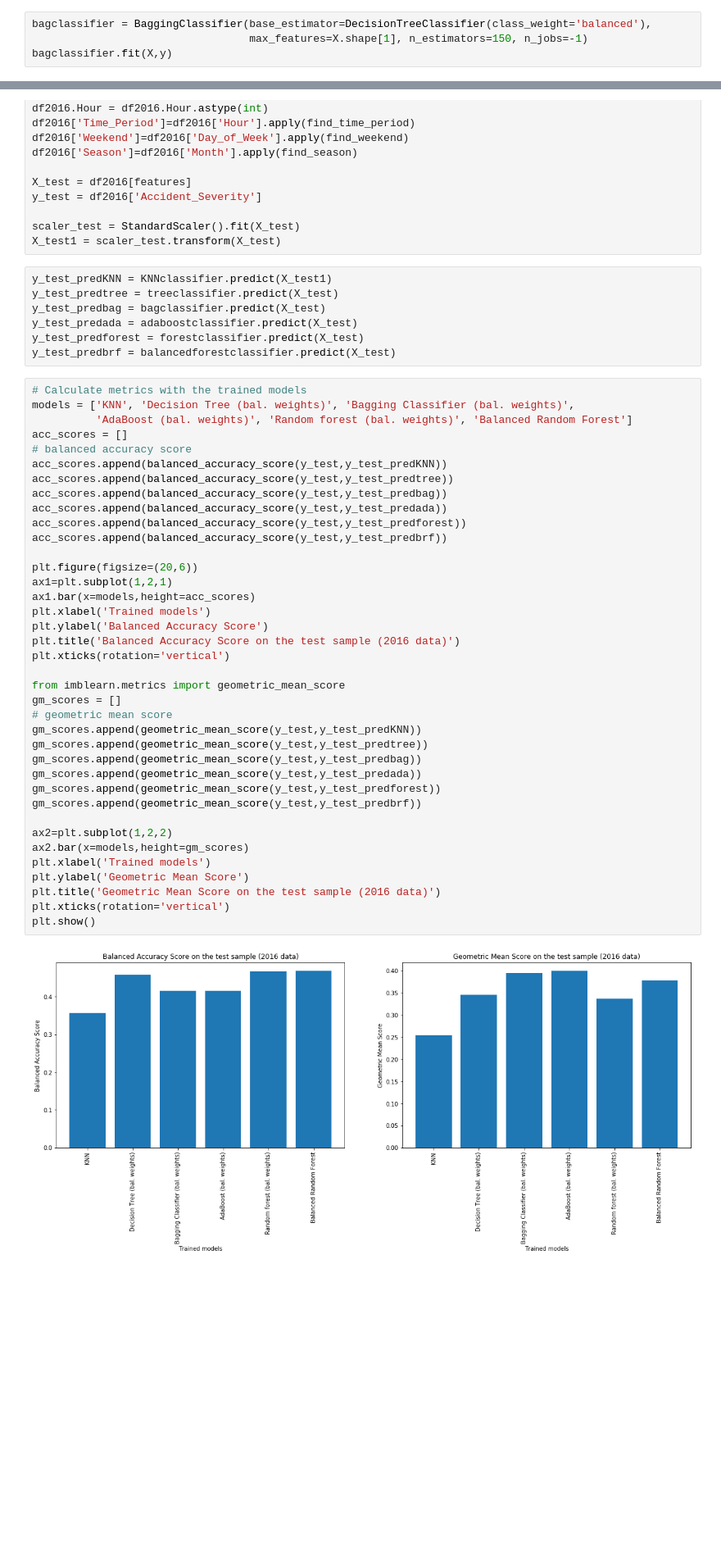
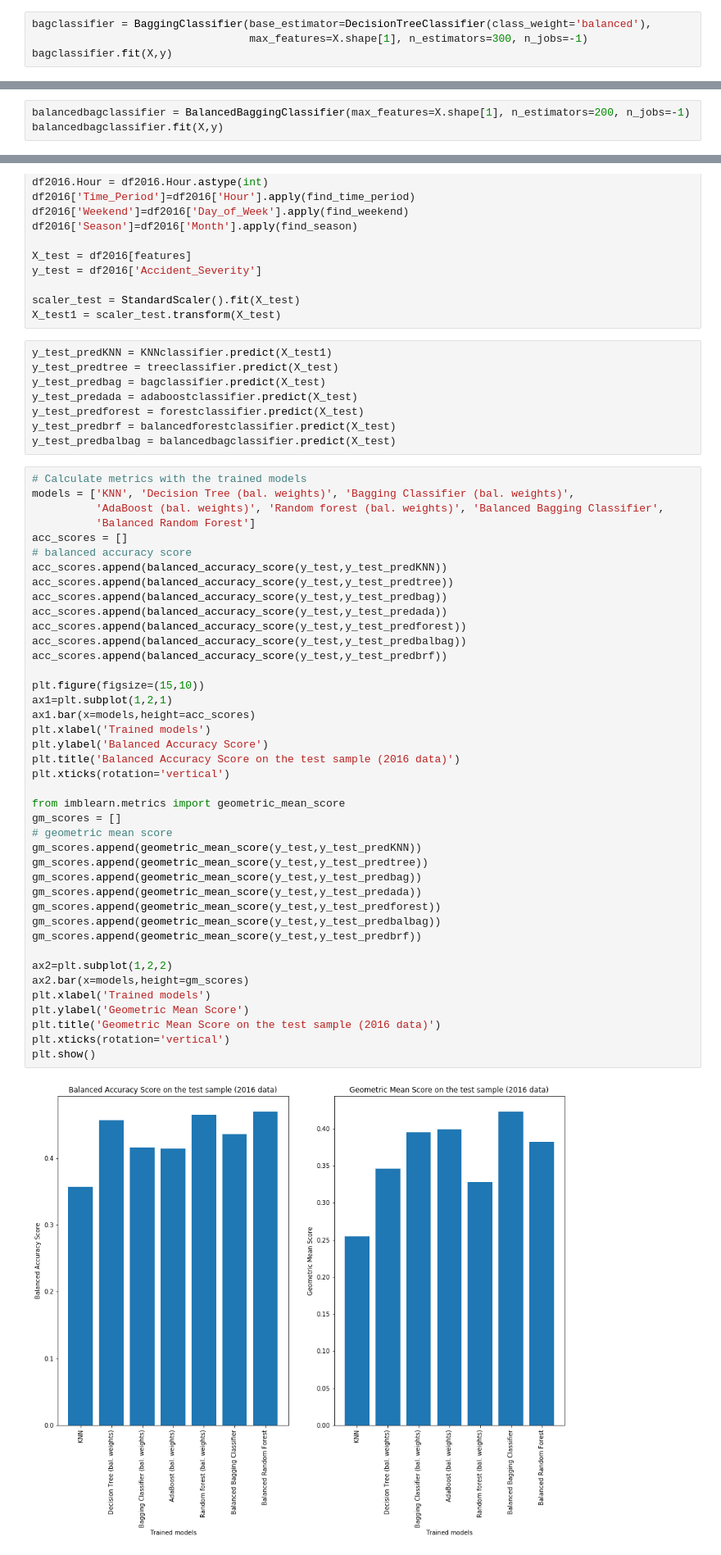
Before and after one commit to AntonioBL/Coursera_Capstone, a Jupyter notebook: capstone.ipynb, the cells around one changed output, grey strips where cells are left out. Shown at 82% size. Cells and saved outputs as stored; diff of their text form; blank space fills up the shorter version.

```diff
--- a/capstone.ipynb
+++ b/capstone.ipynb
@@ -940,7 +951,7 @@ Best n_estimators from cross validation (4 folds):  135
 The values of balanced accuracy does not change much with the number of estimators in the range 100-300.
 # %%
 bagclassifier = BaggingClassifier(base_estimator=DecisionTreeClassifier(class_weight='balanced'),
-                                  max_features=X.shape[1], n_estimators=150, n_jobs=-1)
+                                  max_features=X.shape[1], n_estimators=300, n_jobs=-1)
 bagclassifier.fit(X,y)
 # %% [output]
 BaggingClassifier(base_estimator=DecisionTreeClassifier(class_weight='balanced'),
@@ -1029,0 +1076,3 @@ forestclassifier = RandomForestClassifier(n_jobs=-1, class_weight='balanced', ma
+# %%
+balancedbagclassifier = BalancedBaggingClassifier(max_features=X.shape[1], n_estimators=200, n_jobs=-1)
+balancedbagclassifier.fit(X,y)
@@ -1106,10 +1157,12 @@ y_test_predbag = bagclassifier.predict(X_test)
 y_test_predada = adaboostclassifier.predict(X_test)
 y_test_predforest = forestclassifier.predict(X_test)
 y_test_predbrf = balancedforestclassifier.predict(X_test)
+y_test_predbalbag = balancedbagclassifier.predict(X_test)
 # %%
 # Calculate metrics with the trained models
 models = ['KNN', 'Decision Tree (bal. weights)', 'Bagging Classifier (bal. weights)',
-          'AdaBoost (bal. weights)', 'Random forest (bal. weights)', 'Balanced Random Forest']
+          'AdaBoost (bal. weights)', 'Random forest (bal. weights)', 'Balanced Bagging Classifier',
+          'Balanced Random Forest']
 acc_scores = []
 # balanced accuracy score
 acc_scores.append(balanced_accuracy_score(y_test,y_test_predKNN))
@@ -1117,33 +1170,35 @@ acc_scores.append(balanced_accuracy_score(y_test,y_test_predtree))
 acc_scores.append(balanced_accuracy_score(y_test,y_test_predbag))
 acc_scores.append(balanced_accuracy_score(y_test,y_test_predada))
 acc_scores.append(balanced_accuracy_score(y_test,y_test_predforest))
+acc_scores.append(balanced_accuracy_score(y_test,y_test_predbalbag))
 acc_scores.append(balanced_accuracy_score(y_test,y_test_predbrf))
 
-plt.figure(figsize=(20,6))
+plt.figure(figsize=(15,10))
 ax1=plt.subplot(1,2,1)
 ax1.bar(x=models,height=acc_scores)
 plt.xlabel('Trained models')
 plt.ylabel('Balanced Accuracy Score')
 plt.title('Balanced Accuracy Score on the test sample (2016 data)')
 plt.xticks(rotation='vertical')
 
 from imblearn.metrics import geometric_mean_score
 gm_scores = []
 # geometric mean score
 gm_scores.append(geometric_mean_score(y_test,y_test_predKNN))
 gm_scores.append(geometric_mean_score(y_test,y_test_predtree))
 gm_scores.append(geometric_mean_score(y_test,y_test_predbag))
 gm_scores.append(geometric_mean_score(y_test,y_test_predada))
 gm_scores.append(geometric_mean_score(y_test,y_test_predforest))
+gm_scores.append(geometric_mean_score(y_test,y_test_predbalbag))
 gm_scores.append(geometric_mean_score(y_test,y_test_predbrf))
 
 ax2=plt.subplot(1,2,2)
 ax2.bar(x=models,height=gm_scores)
 plt.xlabel('Trained models')
 plt.ylabel('Geometric Mean Score')
 plt.title('Geometric Mean Score on the test sample (2016 data)')
 plt.xticks(rotation='vertical')
 plt.show()
 # %% [output]
-[figure, old version]
+[figure, new version]
 # %% [markdown]
```
Also changed, not shown: parts of 33 cells of this notebook.
